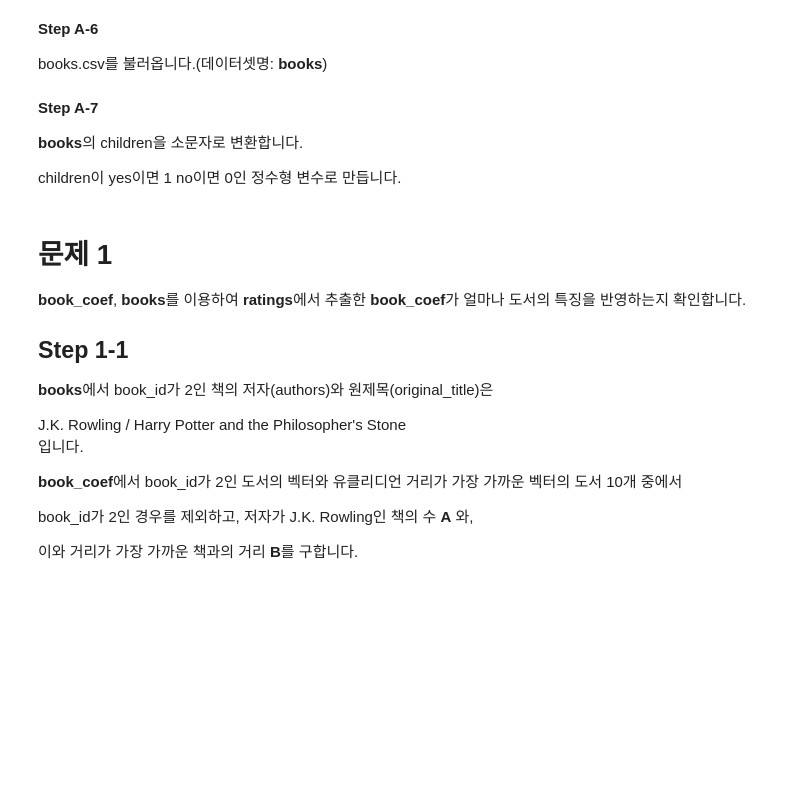
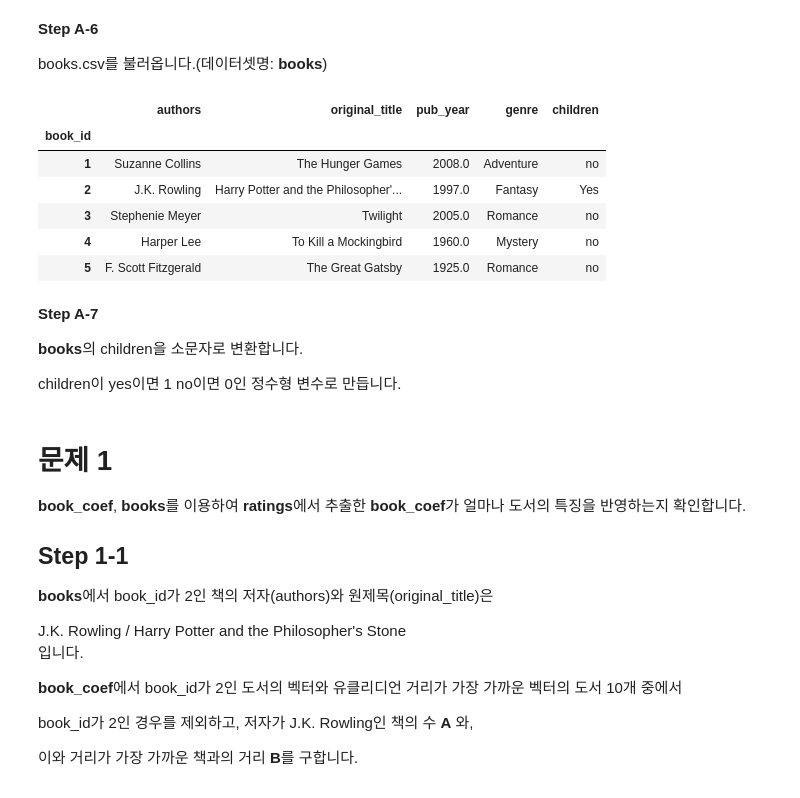
Before and after one commit to sunkusun9/DS_prob1_2510, a Jupyter notebook: prob_solution.ipynb, the cells around one changed output. Drawn from its saved outputs; the diff is of its cells as text; code cells hidden in the pictures; blank space fills up the shorter version.

```diff
--- a/prob_solution.ipynb
+++ b/prob_solution.ipynb
@@ -573,6 +632,17 @@ $Δu^2$는 84.802, $Δb^2$는 15.578 (넷째 자리에서 반올림해서 셋째
 **Step A-6**
 
 books.csv를 불러옵니다.(데이터셋명: **books**)
+# %%
+df_books = pd.read_csv('books.csv', index_col=['book_id'])
+df_books.head()
+# %% [output]
+|  | authors | original_title | pub_year | genre | children |
+| book_id |  |  |  |  |  |
+| 1 | Suzanne Collins | The Hunger Games | 2008.0 | Adventure | no |
+| 2 | J.K. Rowling | Harry Potter and the Philosopher'... | 1997.0 | Fantasy | Yes |
+| 3 | Stephenie Meyer | Twilight | 2005.0 | Romance | no |
+| 4 | Harper Lee | To Kill a Mockingbird | 1960.0 | Mystery | no |
+| 5 | F. Scott Fitzgerald | The Great Gatsby | 1925.0 | Romance | no |
 # %% [markdown]
 **Step A-7**
 
```
Also changed, not shown: parts of 7 cells of this notebook.
